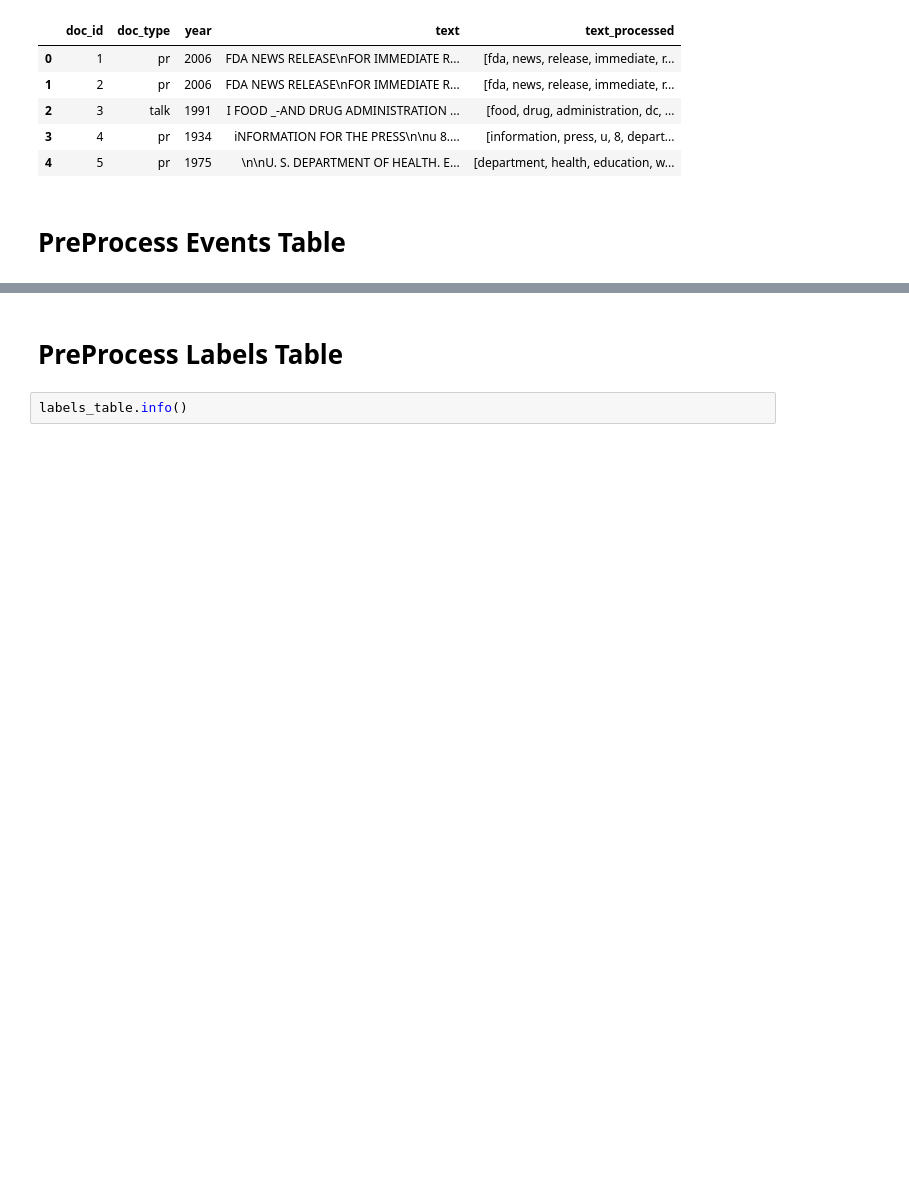
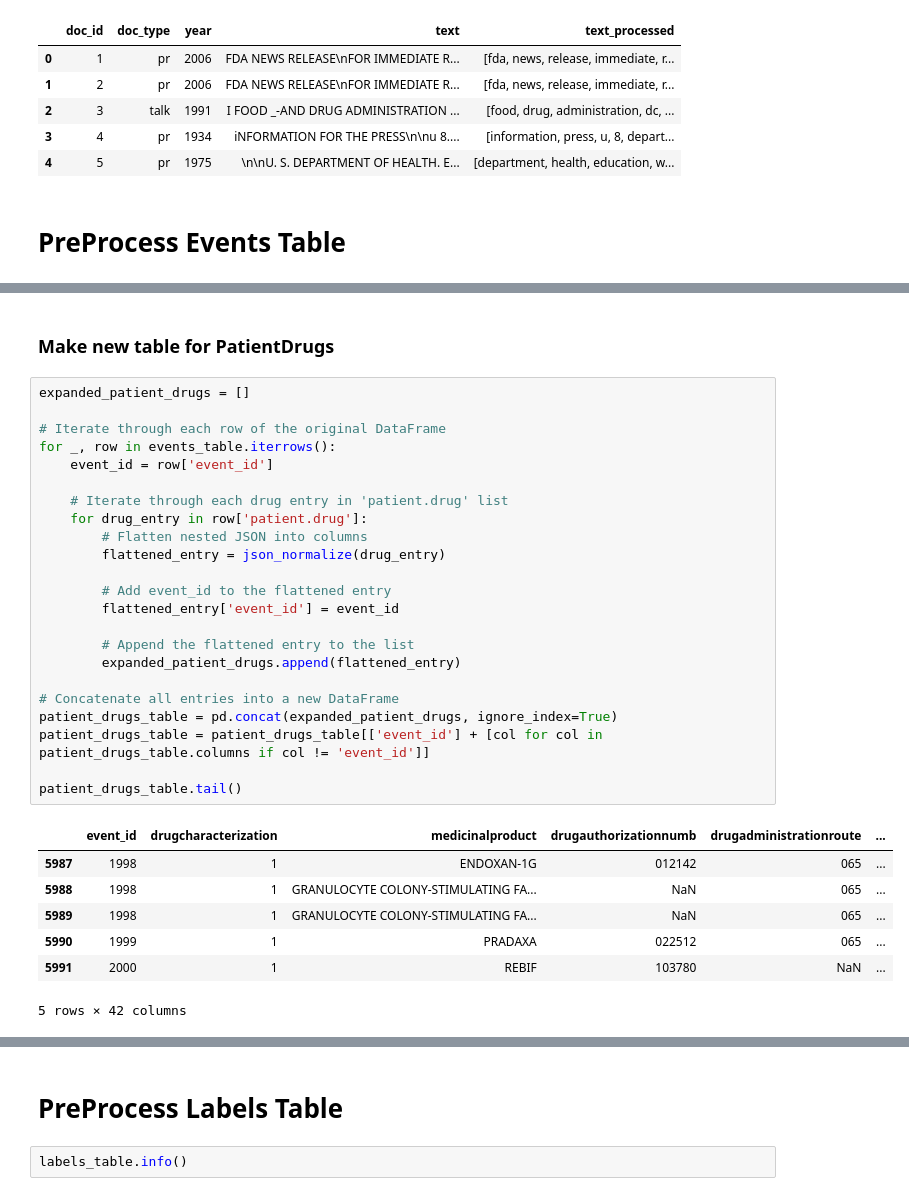
Before and after one commit to teamlunarlanding/Pharma-Drug-Surveillance, a Jupyter notebook: DataProcessing.ipynb, the cells around one changed output, grey strips where cells are left out. Drawn from its saved outputs; the diff is of its cells as text; blank space fills up the shorter version.

```diff
--- a/DataProcessing.ipynb
+++ b/DataProcessing.ipynb
@@ -694,0 +713,33 @@ Duplicates:  0
+# %% [markdown]
+### Make new table for PatientDrugs
+# %%
+expanded_patient_drugs = []
+
+# Iterate through each row of the original DataFrame
+for _, row in events_table.iterrows():
+    event_id = row['event_id']
+
+    # Iterate through each drug entry in 'patient.drug' list
+    for drug_entry in row['patient.drug']:
+        # Flatten nested JSON into columns
+        flattened_entry = json_normalize(drug_entry)
+
+        # Add event_id to the flattened entry
+        flattened_entry['event_id'] = event_id
+
+        # Append the flattened entry to the list
+        expanded_patient_drugs.append(flattened_entry)
+
+# Concatenate all entries into a new DataFrame
+patient_drugs_table = pd.concat(expanded_patient_drugs, ignore_index=True)
+patient_drugs_table = patient_drugs_table[['event_id'] + [col for col in patient_drugs_table.columns if col != 'event_id']]
+
+patient_drugs_table.tail()
+# %% [output]
+|  | event_id | drugcharacterization | medicinalproduct | drugauthorizationnumb | drugadministrationroute | ... |
+| 5987 | 1998 | 1 | ENDOXAN-1G | 012142 | 065 | ... |
+| 5988 | 1998 | 1 | GRANULOCYTE COLONY-STIMULATING FA... | NaN | 065 | ... |
+| 5989 | 1998 | 1 | GRANULOCYTE COLONY-STIMULATING FA... | NaN | 065 | ... |
+| 5990 | 1999 | 1 | PRADAXA | 022512 | 065 | ... |
+| 5991 | 2000 | 1 | REBIF | 103780 | NaN | ... |
+5 rows × 42 columns
```
Also changed, not shown: parts of 20 cells of this notebook, 1 other file.
